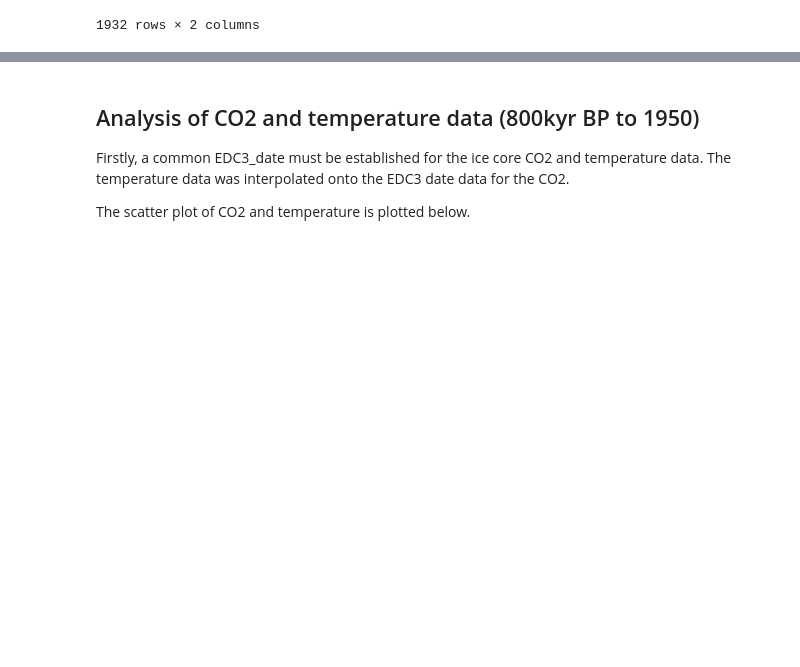
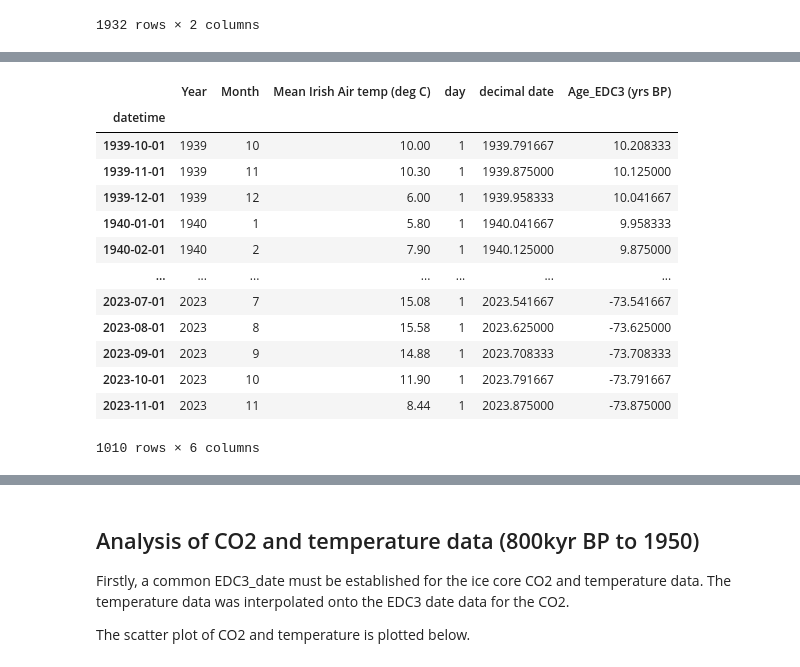
Before and after one commit to Eilis9/PfDA_Project2, a Jupyter notebook: analysis.ipynb, the cells around one changed output, grey strips where cells are left out. Cells and saved outputs as stored; diff of their text form; code cells hidden in the pictures; blank space fills up the shorter version.

```diff
--- a/analysis.ipynb
+++ b/analysis.ipynb
@@ -421,0 +447,51 @@ C:\Users\eilis.donohue\OneDrive - Wood PLC\my_projects\Python_projects\course\Pf
+# %%
+# Read in more recent Irish air temperature data (monthly)
+# Specify the path to the directory containing the CSV files
+directory_path = 'data\Ireland_air_temp'
+notebook_directory = os.path.dirname(os.path.realpath("__file__"))
+os.chdir(notebook_directory)
+
+# Use glob to get a list of all CSV files in the directory
+met_files = glob.glob(os.path.join(directory_path, '*.csv'))
+# Initialise dataframes to store the daily max and min temperature data
+temp_ire_mean_modern = pd.DataFrame(columns = ['year', 'month'])
+
+for i, file in enumerate(met_files):
+  data = pd.read_csv(file, skiprows=19)
+  data_mean = data[['year', 'month', 'meant']]
+   # rename the columns to avoid suffixing
+  data_mean = data_mean.rename(columns={'meant':i})
+  temp_ire_mean_modern = pd.merge_ordered(temp_ire_mean_modern, data_mean, on=['year', 'month'], how='outer')
+
+# Get average across each row (average of the 5 csv files)
+cols_mean = [0, 1, 2, 3, 4]
+temp_ire_mean_modern['Mean Irish Air temp (deg C)'] = temp_ire_mean_modern[cols_mean].mean(axis=1)
+# drop the 5 columns
+temp_ire_mean_modern.drop(columns=cols_mean, inplace=True)
+
+# Add a datetime column to allow for aggregation https://stackoverflow.com/questions/58072683/combine-year-month-and-day-in-python-to-create-a-date
+temp_ire_mean_modern['day'] = 1
+temp_ire_mean_modern['datetime'] = pd.to_datetime(temp_ire_mean_modern[['year', 'month', 'day']])
+temp_ire_mean_modern.set_index('datetime', inplace=True)
+
+# Add decimalised date and EDC date for fusion etc
+temp_ire_mean_modern['decimal date'] = temp_ire_mean_modern['year'] + ((temp_ire_mean_modern['month']-1) /12)+(1/12/2)
+temp_ire_mean_modern['Age_EDC3 (yrs BP)'] = 1950 - temp_ire_mean_modern['decimal date']
+# Rename year and month for consistency with historical data
+temp_ire_mean_modern = temp_ire_mean_modern.rename(columns={'year': 'Year', 'month': 'Month'})
+temp_ire_mean_modern
+# %% [output]
+|  | Year | Month | Mean Irish Air temp (deg C) | day | decimal date | Age_EDC3 (yrs BP) |
+| datetime |  |  |  |  |  |  |
+| 1939-10-01 | 1939 | 10 | 10.00 | 1 | 1939.791667 | 10.208333 |
+| 1939-11-01 | 1939 | 11 | 10.30 | 1 | 1939.875000 | 10.125000 |
+| 1939-12-01 | 1939 | 12 | 6.00 | 1 | 1939.958333 | 10.041667 |
+| 1940-01-01 | 1940 | 1 | 5.80 | 1 | 1940.041667 | 9.958333 |
+| 1940-02-01 | 1940 | 2 | 7.90 | 1 | 1940.125000 | 9.875000 |
+| ... | ... | ... | ... | ... | ... | ... |
+| 2023-07-01 | 2023 | 7 | 15.08 | 1 | 2023.541667 | -73.541667 |
+| 2023-08-01 | 2023 | 8 | 15.58 | 1 | 2023.625000 | -73.625000 |
+| 2023-09-01 | 2023 | 9 | 14.88 | 1 | 2023.708333 | -73.708333 |
+| 2023-10-01 | 2023 | 10 | 11.90 | 1 | 2023.791667 | -73.791667 |
+| 2023-11-01 | 2023 | 11 | 8.44 | 1 | 2023.875000 | -73.875000 |
+1010 rows × 6 columns
```
Also changed, not shown: parts of 7 cells of this notebook, 6 other files.
